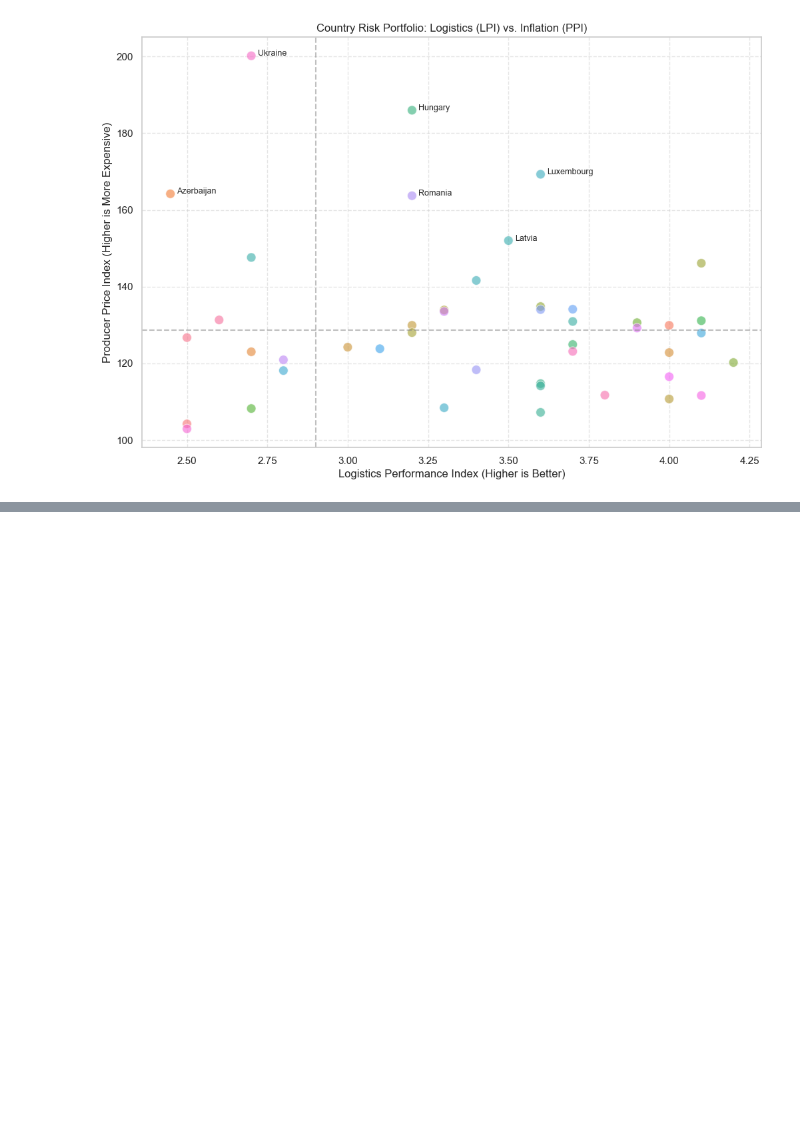
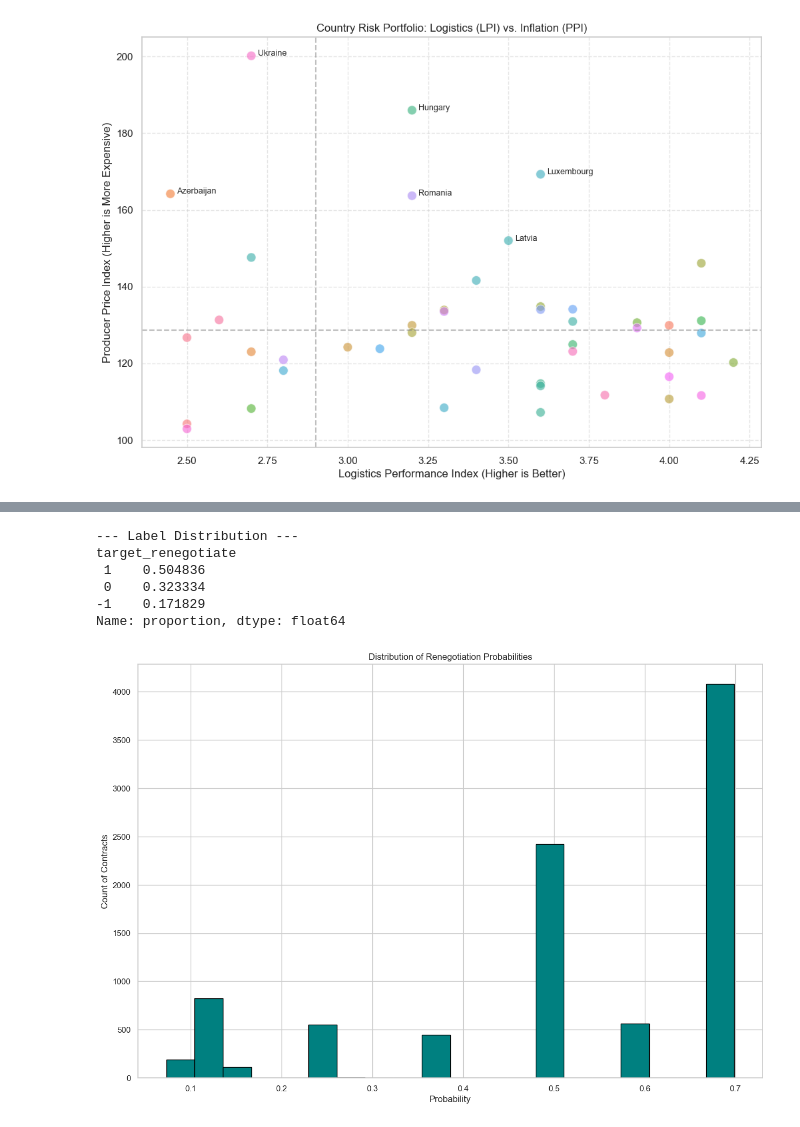
Before and after one commit to ThomasRoennebek/Signal_Fusion_with_Meta-learners-, a Jupyter notebook: Notebooks/Snorkel_labeling.ipynb, the cells around one changed output, grey strips where cells are left out. Drawn from its saved outputs; the diff is of its cells as text; code cells hidden in the pictures; blank space fills up the shorter version.

Commit message:
Added labeling

```diff
--- a/Notebooks/Snorkel_labeling.ipynb
+++ b/Notebooks/Snorkel_labeling.ipynb
@@ -274,0 +290,2 @@ plt.axhline(y=df_plot['PPI_Value'].median(), color='grey', linestyle='--', alpha
+# %%
+df_final_no_spend['contracts_per_supplier'] = df_final_no_spend.groupby('supplier_id')['contract_id'].transform('nunique')
@@ -274,0 +330,26 @@ plt.axhline(y=df_plot['PPI_Value'].median(), color='grey', linestyle='--', alpha
+# %%
+lfs = [
+    lf_outdated_perpetual,
+    lf_multiple_contracts,
+    lf_unfavorable_payment_terms,
+    lf_market_condition_change,
+    lf_financial_shock
+]
+
+applier = PandasLFApplier(lfs=lfs)
+# FIX: use 'df=' as the parameter name
+L_train = applier.apply(df=df_final_no_spend)
+
+# 4. Train the Snorkel LabelModel
+label_model = LabelModel(cardinality=2, verbose=True)
+label_model.fit(L_train=L_train, n_epochs=500, log_freq=100, seed=123)
+
+# 5. Generate the Final Labels
+# Probability of "NEGOTIATE"
+df_final_no_spend['renegotiation_prob'] = label_model.predict_proba(L=L_train)[:, 1]
+
+# Hard label (0 or 1)
+df_final_no_spend['target_renegotiate'] = label_model.predict(L=L_train, tie_break_policy="abstain")
+
+# FIX: Ensure print uses the correct dataframe name
+print(df_final_no_spend[['contract_name', 'renegotiation_prob', 'target_renegotiate']].head())
@@ -274,0 +381,19 @@ plt.axhline(y=df_plot['PPI_Value'].median(), color='grey', linestyle='--', alpha
+# %%
+print("--- Label Distribution ---")
+print(df_final_no_spend['target_renegotiate'].value_counts(normalize=True))
+
+# Also check the spread of probabilities
+import matplotlib.pyplot as plt
+df_final_no_spend['renegotiation_prob'].hist(bins=20, color='teal', edgecolor='black')
+plt.title("Distribution of Renegotiation Probabilities")
+plt.xlabel("Probability")
+plt.ylabel("Count of Contracts")
+plt.show()
+# %% [output]
+--- Label Distribution ---
+target_renegotiate
+ 1    0.504836
+ 0    0.323334
+-1    0.171829
+Name: proportion, dtype: float64
+[figure, added]
```
Also changed, not shown: parts of 9 cells of this notebook, 4 other files.
